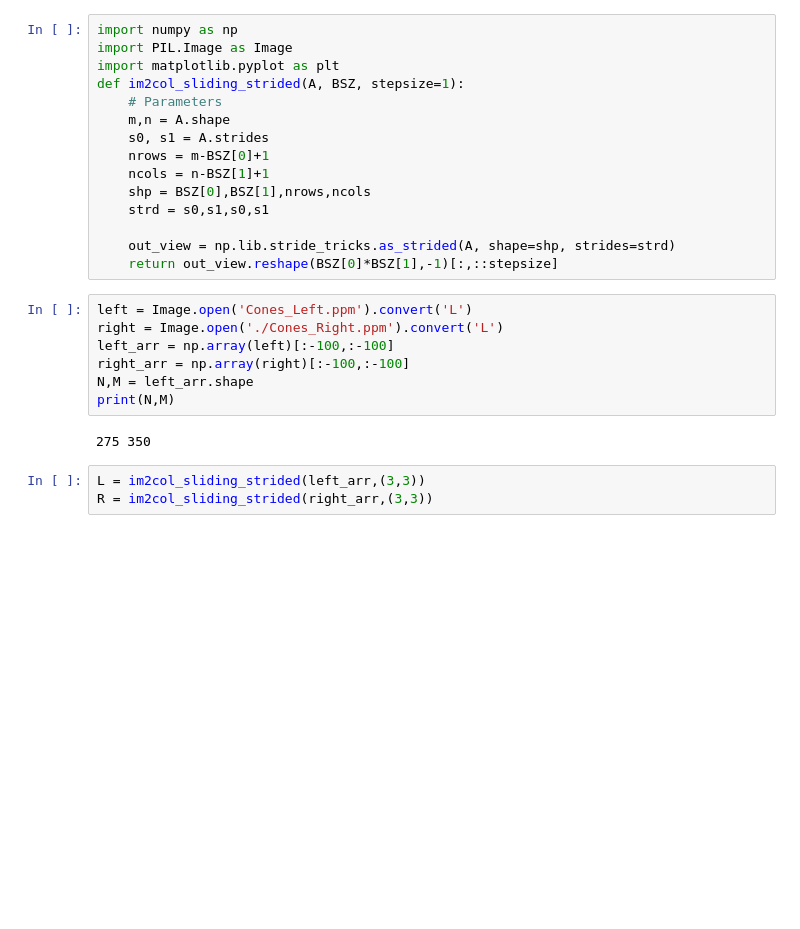
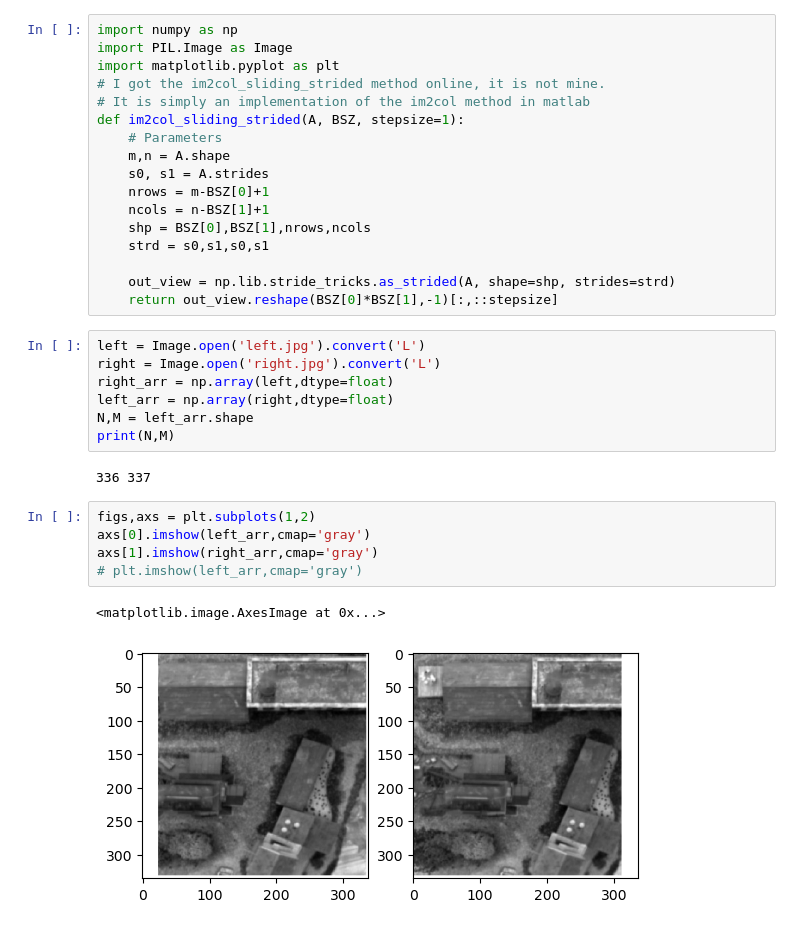
Before and after one commit to mingl1/327HW10, a Jupyter notebook: Stereo_notebook.ipynb, the cells around one changed output. Cells and saved outputs as stored; diff of their text form; blank space fills up the shorter version.

```diff
--- a/Stereo_notebook.ipynb
+++ b/Stereo_notebook.ipynb
@@ -2,6 +2,8 @@
 import numpy as np
 import PIL.Image as Image
 import matplotlib.pyplot as plt
+# I got the im2col_sliding_strided method online, it is not mine.
+# It is simply an implementation of the im2col method in matlab
 def im2col_sliding_strided(A, BSZ, stepsize=1):
     # Parameters
     m,n = A.shape
@@ -14,14 +16,19 @@ def im2col_sliding_strided(A, BSZ, stepsize=1):
     out_view = np.lib.stride_tricks.as_strided(A, shape=shp, strides=strd)
     return out_view.reshape(BSZ[0]*BSZ[1],-1)[:,::stepsize]
 # %%
-left = Image.open('Cones_Left.ppm').convert('L')
-right = Image.open('./Cones_Right.ppm').convert('L')
-left_arr = np.array(left)[:-100,:-100]
-right_arr = np.array(right)[:-100,:-100]
+left = Image.open('left.jpg').convert('L')
+right = Image.open('right.jpg').convert('L')
+right_arr = np.array(left,dtype=float)
+left_arr = np.array(right,dtype=float)
 N,M = left_arr.shape
 print(N,M)
 # %% [output]
-275 350
+336 337
-# %%
-L = im2col_sliding_strided(left_arr,(3,3))
-R = im2col_sliding_strided(right_arr,(3,3))
+# %%
+figs,axs = plt.subplots(1,2)
+axs[0].imshow(left_arr,cmap='gray')
+axs[1].imshow(right_arr,cmap='gray')
+# plt.imshow(left_arr,cmap='gray')
+# %% [output]
+<matplotlib.image.AxesImage at 0x...>
+[figure, added]
```
Also changed, not shown: parts of 8 cells of this notebook, 2 other files.
